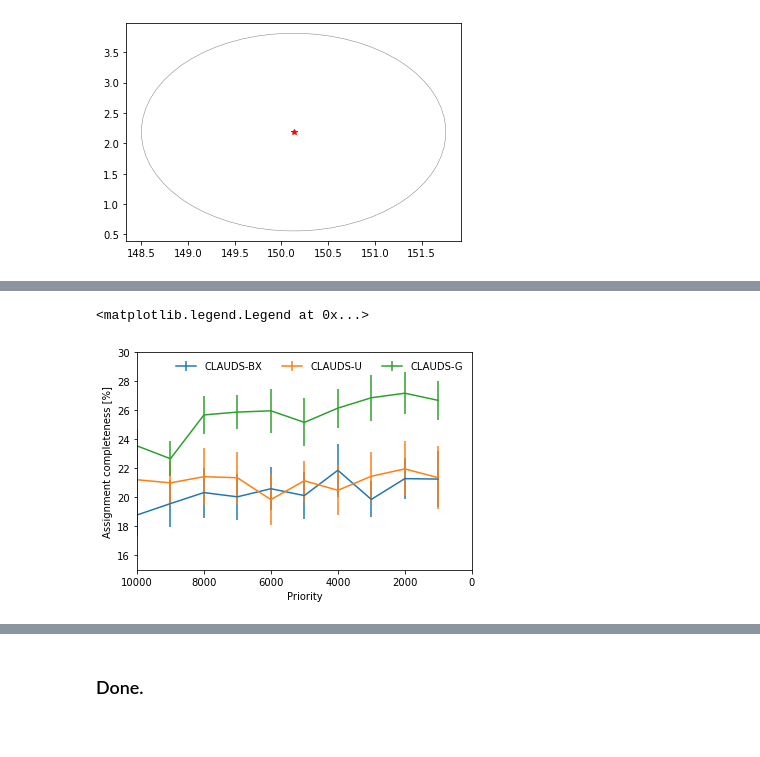
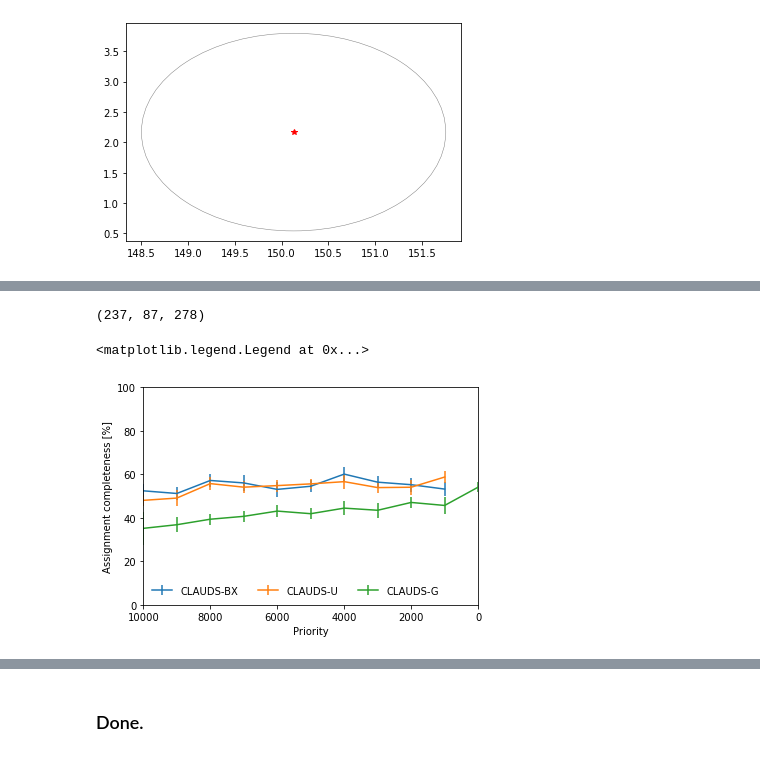
Before and after one commit to michaelJwilson/DESILBG, a Jupyter notebook: target/proposals/docs/desilbg-clauds-assign.ipynb, the cells around one changed output, grey strips where cells are left out. Saved outputs shown, nothing was run; the diff lists cells and outputs as text; code cells hidden in the pictures.

```diff
--- a/target/proposals/docs/desilbg-clauds-assign.ipynb
+++ b/target/proposals/docs/desilbg-clauds-assign.ipynb
@@ -66,8 +70,11 @@ desilbg_cat.meta['EXTNAME'] = 'MTL'
 # %%
 desilbg_cat = desilbg_cat[desilbg_cat['PRIORITY'] >= 0]
 # %%
-for sample in ['CLAUDS-BX', 'CLAUDS-U', 'CLAUDS-G']:
-    sample = desilbg_cat[desilbg_cat['SAMPLE'] == sample]
+for ttype in ['CLAUDS-BX', 'CLAUDS-U', 'CLAUDS-G']:
+    sample = desilbg_cat[desilbg_cat['SAMPLE'] == ttype]
 
-    print(np.unique(sample['PRIORITY'], return_counts=True))
+    ups, cnts = np.unique(sample['PRIORITY'], return_counts=True)
+
+    for up, cnt in zip(ups, cnts):
+        print(ttype, up, cnt)
 # %% [output]
@@ -91,5 +98,5 @@ for sample in ['CLAUDS-BX', 'CLAUDS-U', 'CLAUDS-G']:
 # %%
-desilbg_cat = desilbg_cat['TARGETID', 'RA', 'DEC', 'DESI_TARGET', 'BGS_TARGET', 'MWS_TARGET', 'SUBPRIORITY', 'PRIORITY', 'BRICKNAME', 'BRICKID', 'BRICK_OBJID', 'OBSCONDITIONS', 'SAMPLE']
+desilbg_cat = desilbg_cat['TARGETID', 'RA', 'DEC', 'DESI_TARGET', 'BGS_TARGET', 'MWS_TARGET', 'SUBPRIORITY', 'PRIORITY', 'BRICKNAME', 'BRICKID', 'BRICK_OBJID', 'OBSCONDITIONS', 'SAMPLE', 'Z_BEST', 'ZPHOT', 'FLAG_FIELD_BINARY']
 # %%
 desilbg_cat['PRIORITY_INIT'] = desilbg_cat['PRIORITY']
 desilbg_cat['NUMOBS_INIT'] = np.ones(len(desilbg_cat), dtype='i8')
@@ -355,3 +422,7 @@ Text(0, 0.5, 'DEC')
+# %%
+len(assigned_gdrops), len(assigned_udrops), len(assigned_bxdrops)
+# %% [output]
+(237, 87, 278)
 # %%
 def completeness(real, sample):
     fa = fits.open('/global/cscratch1/sd/mjwilson/DESILBG/final/fiberassign/{:d}/fiberassign-011155.fits'.format(real))
@@ -368,23 +439,23 @@ def completeness(real, sample):
 # %%
 for sample in ['CLAUDS-BX', 'CLAUDS-U', 'CLAUDS-G']:
     results = []
 
-    for real in np.arange(25):
+    for real in np.arange(50):
         ups, result = completeness(real, sample=sample)
 
         results.append(result.tolist())
 
     results = np.array(results)
 
     pl.errorbar(ups, results.mean(axis=0), results.std(axis=0), label=sample)
 
 pl.xlim(10000, 0)
-pl.ylim(15., 30)
+pl.ylim(0., 100.)
 
 pl.xlabel('Priority')
 pl.ylabel('Assignment completeness [%]')
 
-pl.legend(frameon=False, ncol=3)
+pl.legend(frameon=False, ncol=3, loc=3)
 # %% [output]
 <matplotlib.legend.Legend at 0x...>
-[figure, old version]
+[figure, new version]
```
Also changed, not shown: parts of 44 cells of this notebook, 17 other files.
